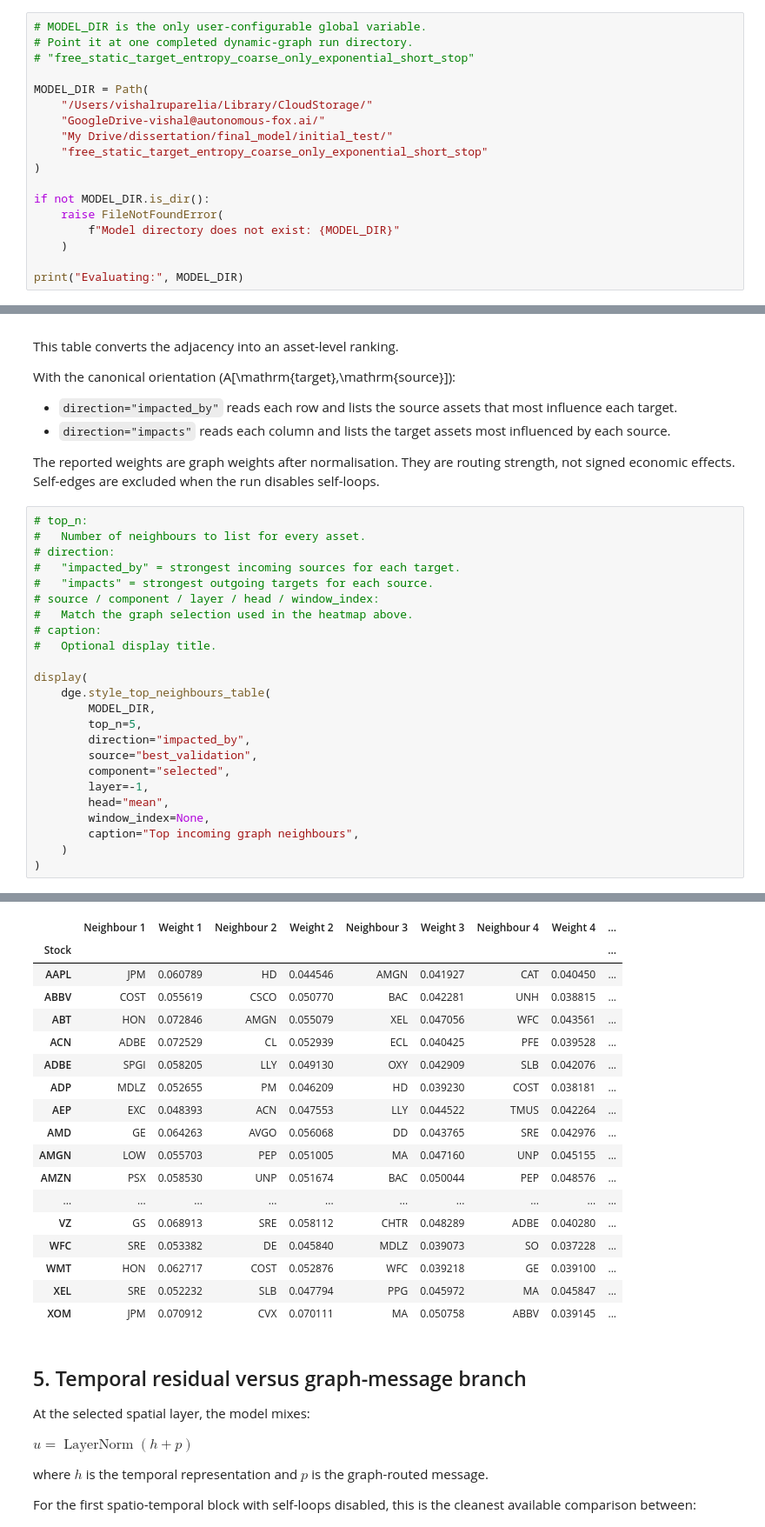
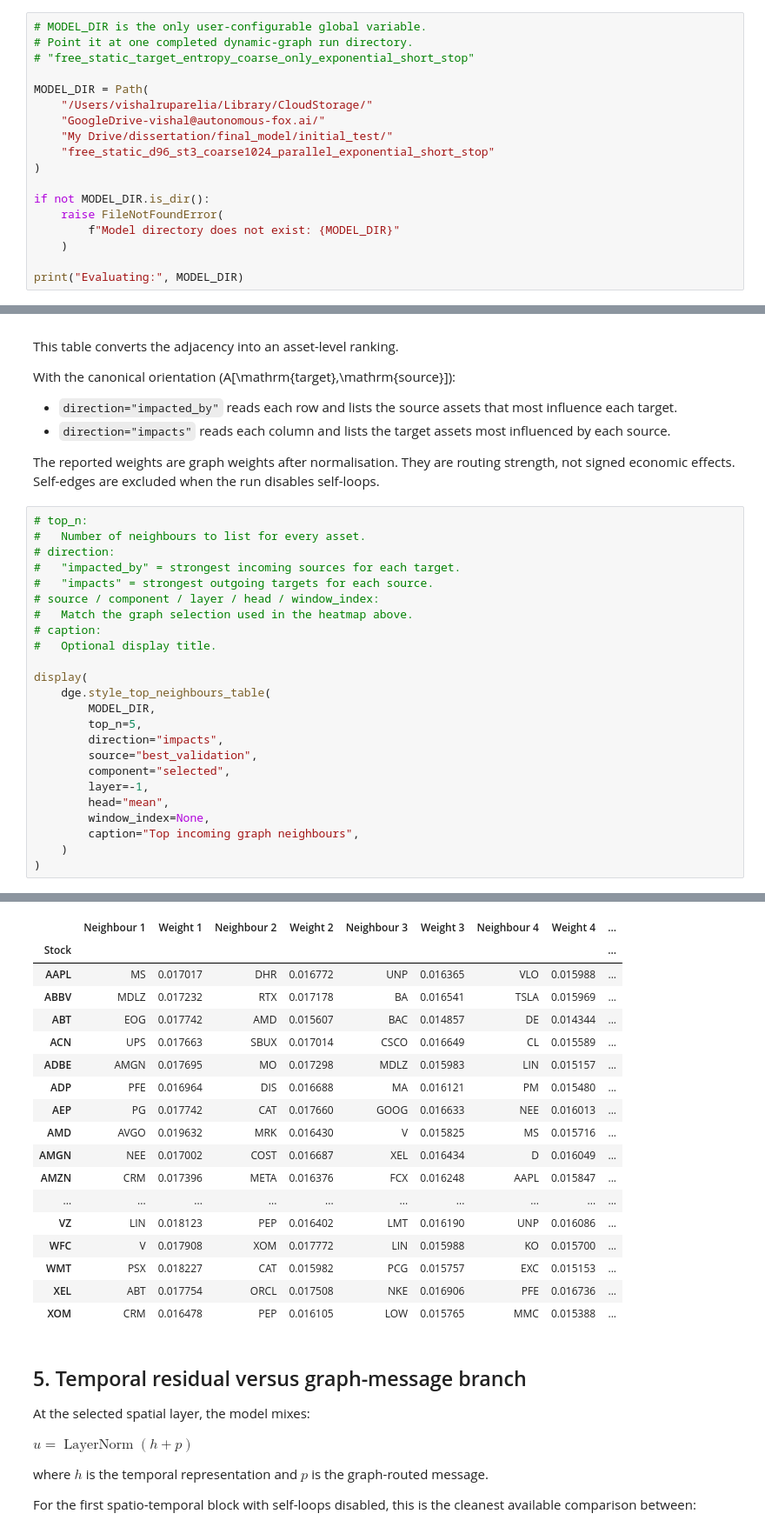
Before and after one commit to VishR-94/dynamic_graphs_thesis, a Jupyter notebook: notebooks/graph_hub.ipynb, the cells around one changed output, grey strips where cells are left out. Shown at 87% size. Drawn from its saved outputs; the diff is of its cells as text.

```diff
--- a/notebooks/graph_hub.ipynb
+++ b/notebooks/graph_hub.ipynb
@@ -52,7 +52,7 @@ MODEL_DIR = Path(
     "/Users/vishalruparelia/Library/CloudStorage/"
     "GoogleDrive-vishal@autonomous-fox.ai/"
     "My Drive/dissertation/final_model/initial_test/"
-    "free_static_target_entropy_coarse_only_exponential_short_stop"
+    "free_static_d96_st3_coarse1024_parallel_exponential_short_stop"
 )
 
 if not MODEL_DIR.is_dir():
@@ -211,47 +211,47 @@ The reported weights are graph weights after normalisation. They are routing str
 # %%
 # top_n:
 #   Number of neighbours to list for every asset.
 # direction:
 #   "impacted_by" = strongest incoming sources for each target.
 #   "impacts" = strongest outgoing targets for each source.
 # source / component / layer / head / window_index:
 #   Match the graph selection used in the heatmap above.
 # caption:
 #   Optional display title.
 
 display(
     dge.style_top_neighbours_table(
         MODEL_DIR,
         top_n=5,
-        direction="impacted_by",
+        direction="impacts",
         source="best_validation",
         component="selected",
         layer=-1,
         head="mean",
         window_index=None,
         caption="Top incoming graph neighbours",
     )
 )
 # %% [output]
 Top incoming graph neighbours
 |  | Neighbour 1 | Weight 1 | Neighbour 2 | Weight 2 | Neighbour 3 | Weight 3 | Neighbour 4 | Weight 4 | ... |
 | Stock |  |  |  |  |  |  |  |  | ... |
-| AAPL | JPM | 0.060789 | HD | 0.044546 | AMGN | 0.041927 | CAT | 0.040450 | ... |
-| ABBV | COST | 0.055619 | CSCO | 0.050770 | BAC | 0.042281 | UNH | 0.038815 | ... |
-| ABT | HON | 0.072846 | AMGN | 0.055079 | XEL | 0.047056 | WFC | 0.043561 | ... |
-| ACN | ADBE | 0.072529 | CL | 0.052939 | ECL | 0.040425 | PFE | 0.039528 | ... |
-| ADBE | SPGI | 0.058205 | LLY | 0.049130 | OXY | 0.042909 | SLB | 0.042076 | ... |
-| ADP | MDLZ | 0.052655 | PM | 0.046209 | HD | 0.039230 | COST | 0.038181 | ... |
-| AEP | EXC | 0.048393 | ACN | 0.047553 | LLY | 0.044522 | TMUS | 0.042264 | ... |
-| AMD | GE | 0.064263 | AVGO | 0.056068 | DD | 0.043765 | SRE | 0.042976 | ... |
-| AMGN | LOW | 0.055703 | PEP | 0.051005 | MA | 0.047160 | UNP | 0.045155 | ... |
-| AMZN | PSX | 0.058530 | UNP | 0.051674 | BAC | 0.050044 | PEP | 0.048576 | ... |
+| AAPL | MS | 0.017017 | DHR | 0.016772 | UNP | 0.016365 | VLO | 0.015988 | ... |
+| ABBV | MDLZ | 0.017232 | RTX | 0.017178 | BA | 0.016541 | TSLA | 0.015969 | ... |
+| ABT | EOG | 0.017742 | AMD | 0.015607 | BAC | 0.014857 | DE | 0.014344 | ... |
+| ACN | UPS | 0.017663 | SBUX | 0.017014 | CSCO | 0.016649 | CL | 0.015589 | ... |
+| ADBE | AMGN | 0.017695 | MO | 0.017298 | MDLZ | 0.015983 | LIN | 0.015157 | ... |
+| ADP | PFE | 0.016964 | DIS | 0.016688 | MA | 0.016121 | PM | 0.015480 | ... |
+| AEP | PG | 0.017742 | CAT | 0.017660 | GOOG | 0.016633 | NEE | 0.016013 | ... |
+| AMD | AVGO | 0.019632 | MRK | 0.016430 | V | 0.015825 | MS | 0.015716 | ... |
+| AMGN | NEE | 0.017002 | COST | 0.016687 | XEL | 0.016434 | D | 0.016049 | ... |
+| AMZN | CRM | 0.017396 | META | 0.016376 | FCX | 0.016248 | AAPL | 0.015847 | ... |
 | ... | ... | ... | ... | ... | ... | ... | ... | ... | ... |
-| VZ | GS | 0.068913 | SRE | 0.058112 | CHTR | 0.048289 | ADBE | 0.040280 | ... |
-| WFC | SRE | 0.053382 | DE | 0.045840 | MDLZ | 0.039073 | SO | 0.037228 | ... |
-| WMT | HON | 0.062717 | COST | 0.052876 | WFC | 0.039218 | GE | 0.039100 | ... |
-| XEL | SRE | 0.052232 | SLB | 0.047794 | PPG | 0.045972 | MA | 0.045847 | ... |
-| XOM | JPM | 0.070912 | CVX | 0.070111 | MA | 0.050758 | ABBV | 0.039145 | ... |
+| VZ | LIN | 0.018123 | PEP | 0.016402 | LMT | 0.016190 | UNP | 0.016086 | ... |
+| WFC | V | 0.017908 | XOM | 0.017772 | LIN | 0.015988 | KO | 0.015700 | ... |
+| WMT | PSX | 0.018227 | CAT | 0.015982 | PCG | 0.015757 | EXC | 0.015153 | ... |
+| XEL | ABT | 0.017754 | ORCL | 0.017508 | NKE | 0.016906 | PFE | 0.016736 | ... |
+| XOM | CRM | 0.016478 | PEP | 0.016105 | LOW | 0.015765 | MMC | 0.015388 | ... |
 # %% [markdown]
 ## 5. Temporal residual versus graph-message branch
 
```
Also changed, not shown: parts of 5 cells of this notebook, 4 other files.
